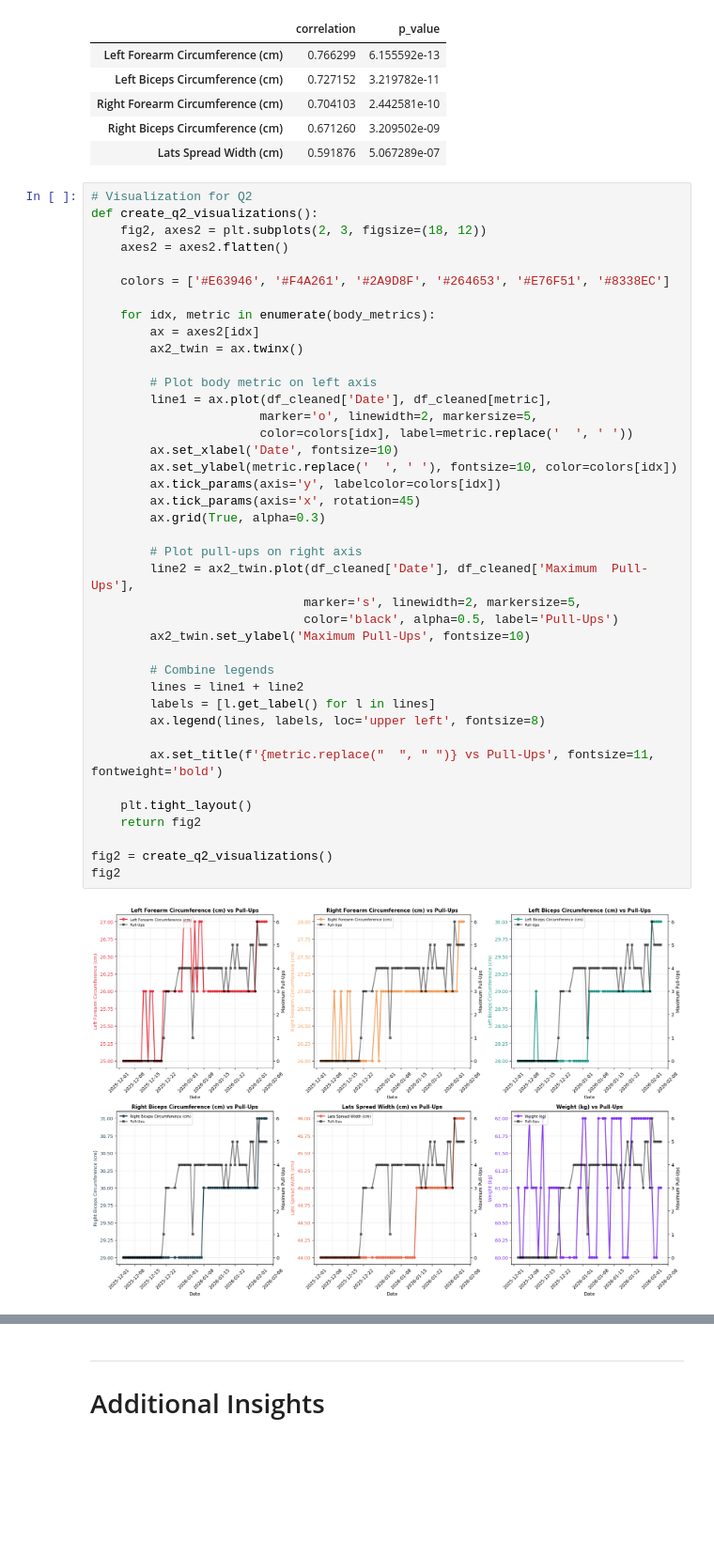
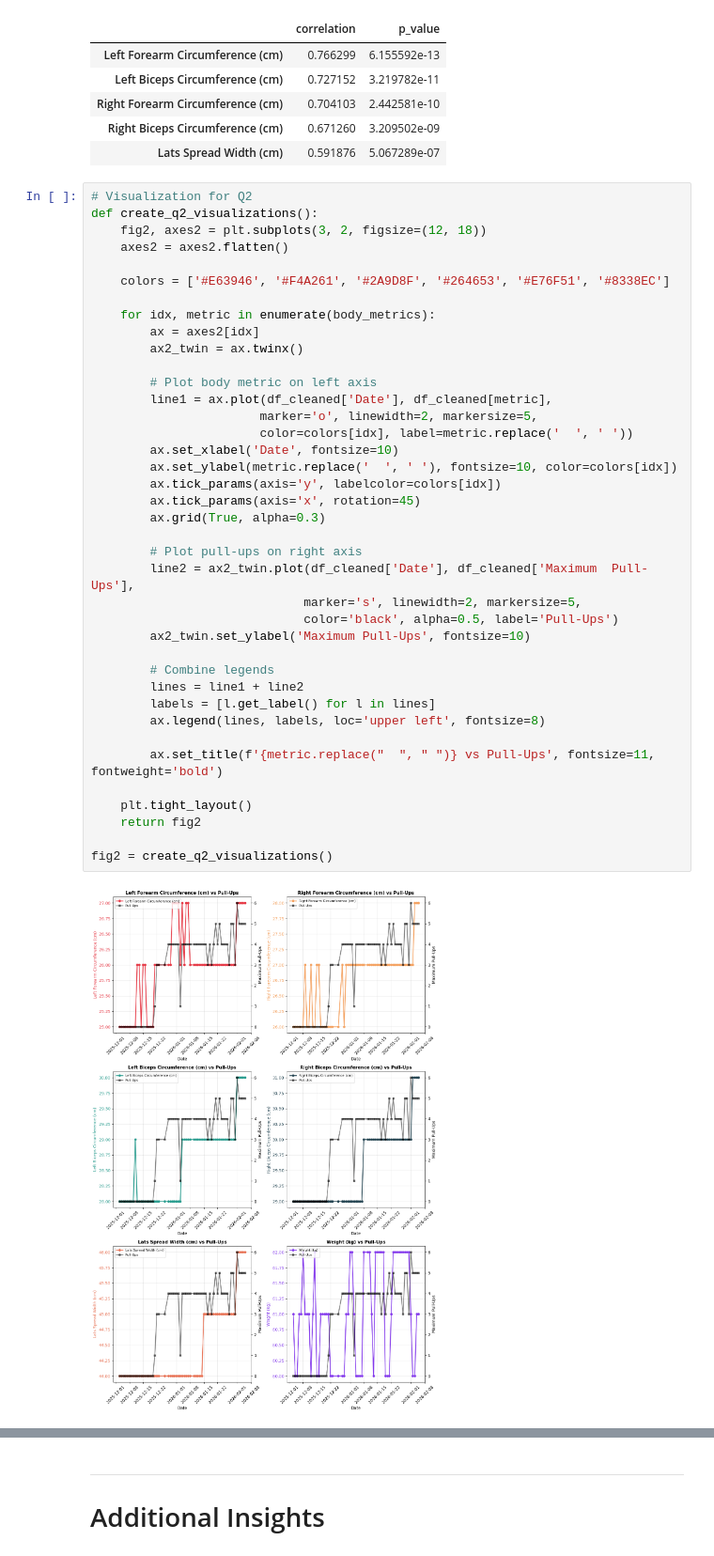
Before and after one commit to hirajya/CCDATSCL_PROJECT_COM222, a Jupyter notebook: pullup_copy.ipynb, the cells around one changed output, grey strips where cells are left out. Shown at 94% size. Drawn from its saved outputs; the diff is of its cells as text; blank space fills up the shorter version.

```diff
--- a/pullup_copy.ipynb
+++ b/pullup_copy.ipynb
@@ -388,7 +388,7 @@ significant_correlations
 # %%
 # Visualization for Q2
 def create_q2_visualizations():
-    fig2, axes2 = plt.subplots(2, 3, figsize=(18, 12))
+    fig2, axes2 = plt.subplots(3, 2, figsize=(12, 18))
     axes2 = axes2.flatten()
 
     colors = ['#E63946', '#F4A261', '#2A9D8F', '#264653', '#E76F51', '#8338EC']
@@ -398,32 +398,31 @@ def create_q2_visualizations():
         ax2_twin = ax.twinx()
 
         # Plot body metric on left axis
         line1 = ax.plot(df_cleaned['Date'], df_cleaned[metric],
                        marker='o', linewidth=2, markersize=5,
                        color=colors[idx], label=metric.replace('  ', ' '))
         ax.set_xlabel('Date', fontsize=10)
         ax.set_ylabel(metric.replace('  ', ' '), fontsize=10, color=colors[idx])
         ax.tick_params(axis='y', labelcolor=colors[idx])
         ax.tick_params(axis='x', rotation=45)
         ax.grid(True, alpha=0.3)
 
         # Plot pull-ups on right axis
         line2 = ax2_twin.plot(df_cleaned['Date'], df_cleaned['Maximum  Pull-Ups'],
                              marker='s', linewidth=2, markersize=5,
                              color='black', alpha=0.5, label='Pull-Ups')
         ax2_twin.set_ylabel('Maximum Pull-Ups', fontsize=10)
 
         # Combine legends
         lines = line1 + line2
         labels = [l.get_label() for l in lines]
         ax.legend(lines, labels, loc='upper left', fontsize=8)
 
         ax.set_title(f'{metric.replace("  ", " ")} vs Pull-Ups', fontsize=11, fontweight='bold')
 
     plt.tight_layout()
     return fig2
 
 fig2 = create_q2_visualizations()
-fig2
 # %% [output]
-[figure, old version]
+[figure, new version]
```
Also changed, not shown: parts of 2 cells of this notebook, 1 other file.
